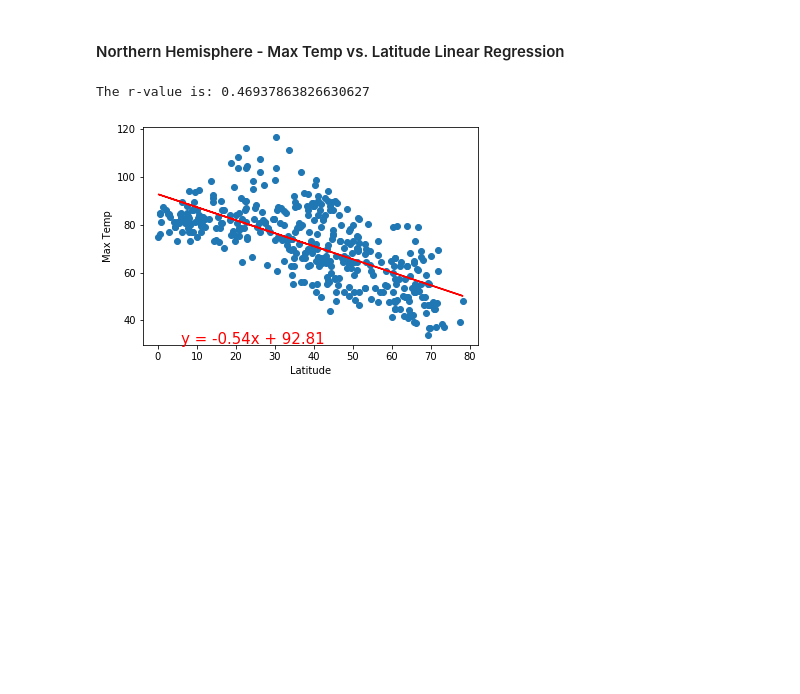
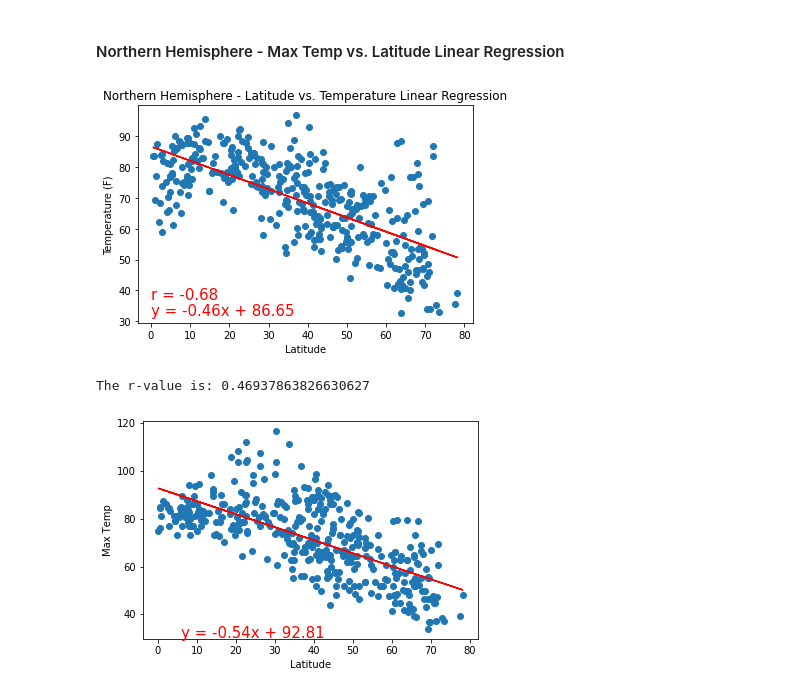
Before and after one commit to juliemcbaker/python-api-challenge, a Jupyter notebook: WeatherPy/WeatherPy.ipynb, the cells around one changed output. Cells and saved outputs as stored; diff of their text form; code cells hidden in the pictures; blank space fills up the shorter version.

```diff
--- a/WeatherPy/WeatherPy.ipynb
+++ b/WeatherPy/WeatherPy.ipynb
@@ -328,3 +334,7 @@ plt.grid(True)
 [figure]
 # %% [markdown]
 ## Linear Regression
+# %%
+# divide data into hemispheres
+north_df = weather_df.loc[weather_df['Latitude'] > 0, :]
+south_df = weather_df.loc[weather_df['Latitude'] < 0, :]
@@ -336,16 +353,20 @@ print(f"The correlation between both factors is {round(correlation[0],2)}")
 # %%
-x_values = weight
-y_values = tumor_vol
+x_values = north_df['Latitude']
+y_values = north_df['Temperature (F)']
+correlation = st.pearsonr(x_values,y_values)
 (slope, intercept, rvalue, pvalue, stderr) = linregress(x_values, y_values)
 regress_values = x_values * slope + intercept
 line_eq = "y = " + str(round(slope,2)) + "x + " + str(round(intercept,2))
 plt.scatter(x_values,y_values)
 plt.plot(x_values,regress_values,"r-")
-plt.annotate(line_eq,(20,27),fontsize=15,color="red")
-plt.annotate(f'r = {round(correlation[0],2)}', (20,24),fontsize=15,color="red")
-plt.xlabel('Mouse Weight (g)')
-plt.ylabel('Tumor Volume (mm3)')
+plt.annotate(line_eq,(0,32),fontsize=15,color="red")
+plt.annotate(f'r = {round(correlation[0],2)}', (0,37),fontsize=15,color="red")
+plt.xlabel('Latitude')
+plt.ylabel('Temperature (F)')
+plt.title('Northern Hemisphere - Latitude vs. Temperature Linear Regression')
 plt.show()
+# %% [output]
+[figure, added]
 # %%
 # %% [output]
 The r-value is: 0.46937863826630627
```
Also changed, not shown: parts of 19 cells of this notebook.
